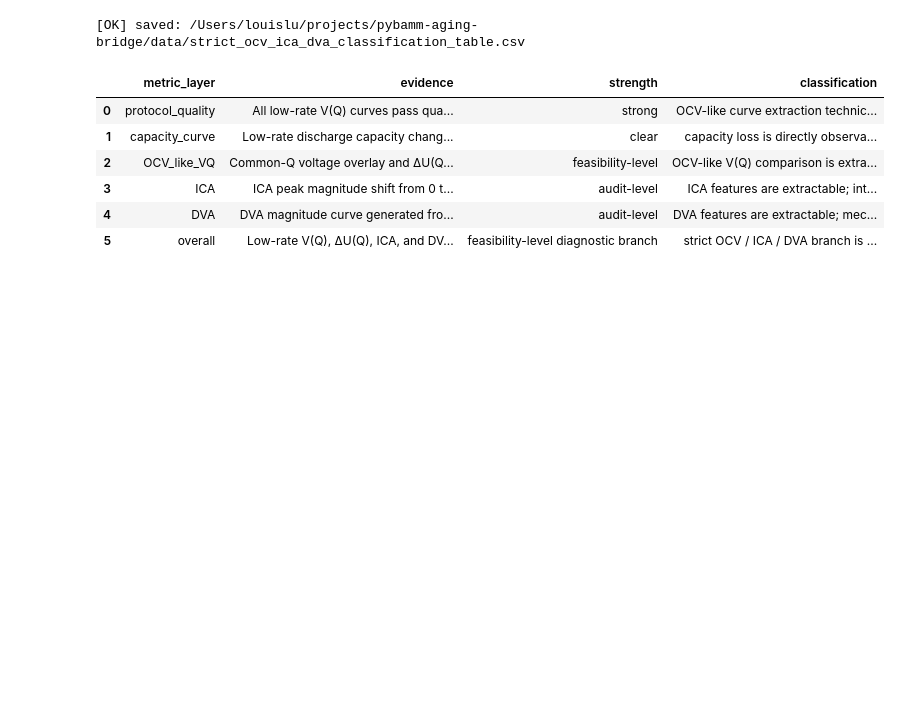
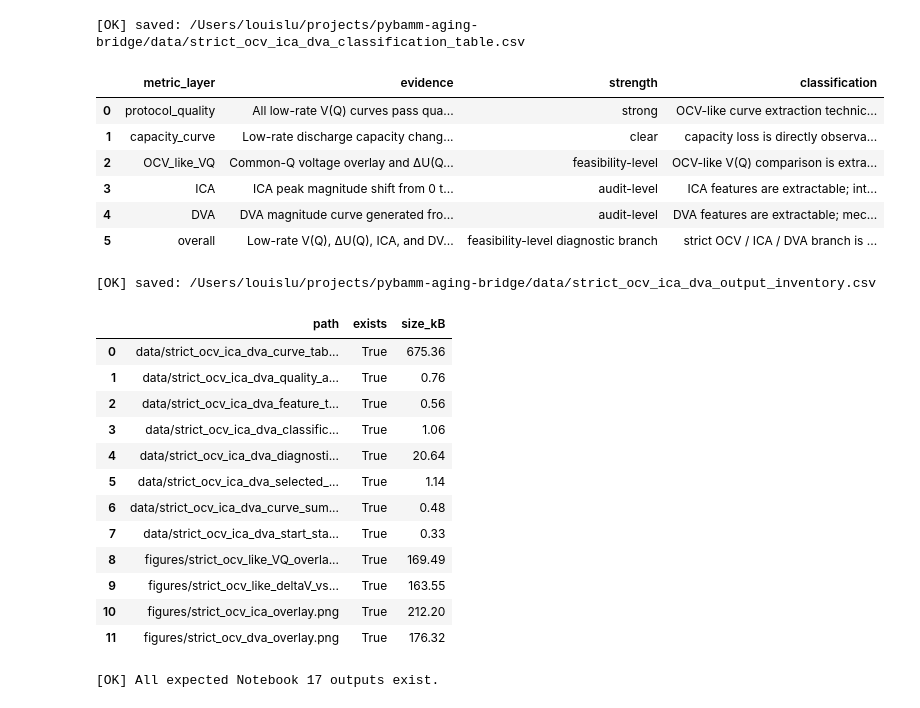
Before and after one commit to jiaxingLu/pybamm-aging-bridge, a Jupyter notebook: notebooks/17_strict_ocv_ica_dva_feasibility_audit.ipynb, the cells around one changed output. Drawn from its saved outputs; the diff is of its cells as text; code cells hidden in the pictures; blank space fills up the shorter version.

Commit message:
docs: close strict OCV ICA DVA feasibility notebook

```diff
--- a/notebooks/17_strict_ocv_ica_dva_feasibility_audit.ipynb
+++ b/notebooks/17_strict_ocv_ica_dva_feasibility_audit.ipynb
@@ -887,3 +887,56 @@ display(classification_table)
 | 3 | ICA | ICA peak magnitude shift from 0 t... | audit-level | ICA features are extractable; int... |
 | 4 | DVA | DVA magnitude curve generated fro... | audit-level | DVA features are extractable; mec... |
 | 5 | overall | Low-rate V(Q), ΔU(Q), ICA, and DV... | feasibility-level diagnostic branch | strict OCV / ICA / DVA branch is ... |
+# %%
+# Cell 10 — Output inventory audit（输出文件清单审计）
+
+expected_outputs = [
+    DATA / "strict_ocv_ica_dva_curve_table.csv",
+    DATA / "strict_ocv_ica_dva_quality_audit.csv",
+    DATA / "strict_ocv_ica_dva_feature_table.csv",
+    DATA / "strict_ocv_ica_dva_classification_table.csv",
+    DATA / "strict_ocv_ica_dva_diagnostic_segment_audit.csv",
+    DATA / "strict_ocv_ica_dva_selected_diagnostic_segment_audit.csv",
+    DATA / "strict_ocv_ica_dva_curve_summary.csv",
+    DATA / "strict_ocv_ica_dva_start_state_audit.csv",
+    FIGURES / "strict_ocv_like_VQ_overlay.png",
+    FIGURES / "strict_ocv_like_deltaV_vs_Q.png",
+    FIGURES / "strict_ocv_ica_overlay.png",
+    FIGURES / "strict_ocv_dva_overlay.png",
+]
+
+inventory_rows = []
+
+for p in expected_outputs:
+    inventory_rows.append({
+        "path": str(p.relative_to(REPO)),
+        "exists": p.exists(),
+        "size_kB": round(p.stat().st_size / 1024, 2) if p.exists() else np.nan,
+    })
+
+output_inventory = pd.DataFrame(inventory_rows)
+
+inventory_path = DATA / "strict_ocv_ica_dva_output_inventory.csv"
+output_inventory.to_csv(inventory_path, index=False)
+
+print(f"[OK] saved: {inventory_path}")
+display(output_inventory)
+
+assert output_inventory["exists"].all(), "Some expected output files are missing."
+print("[OK] All expected Notebook 17 outputs exist.")
+# %% [output]
+[OK] saved: /Users/louislu/projects/pybamm-aging-bridge/data/strict_ocv_ica_dva_output_inventory.csv
+|  | path | exists | size_kB |
+| 0 | data/strict_ocv_ica_dva_curve_tab... | True | 675.36 |
+| 1 | data/strict_ocv_ica_dva_quality_a... | True | 0.76 |
+| 2 | data/strict_ocv_ica_dva_feature_t... | True | 0.56 |
+| 3 | data/strict_ocv_ica_dva_classific... | True | 1.06 |
+| 4 | data/strict_ocv_ica_dva_diagnosti... | True | 20.64 |
+| 5 | data/strict_ocv_ica_dva_selected_... | True | 1.14 |
+| 6 | data/strict_ocv_ica_dva_curve_sum... | True | 0.48 |
+| 7 | data/strict_ocv_ica_dva_start_sta... | True | 0.33 |
+| 8 | figures/strict_ocv_like_VQ_overla... | True | 169.49 |
+| 9 | figures/strict_ocv_like_deltaV_vs... | True | 163.55 |
+| 10 | figures/strict_ocv_ica_overlay.png | True | 212.20 |
+| 11 | figures/strict_ocv_dva_overlay.png | True | 176.32 |
+[OK] All expected Notebook 17 outputs exist.
```
Also changed, not shown: parts of 1 cell of this notebook.
